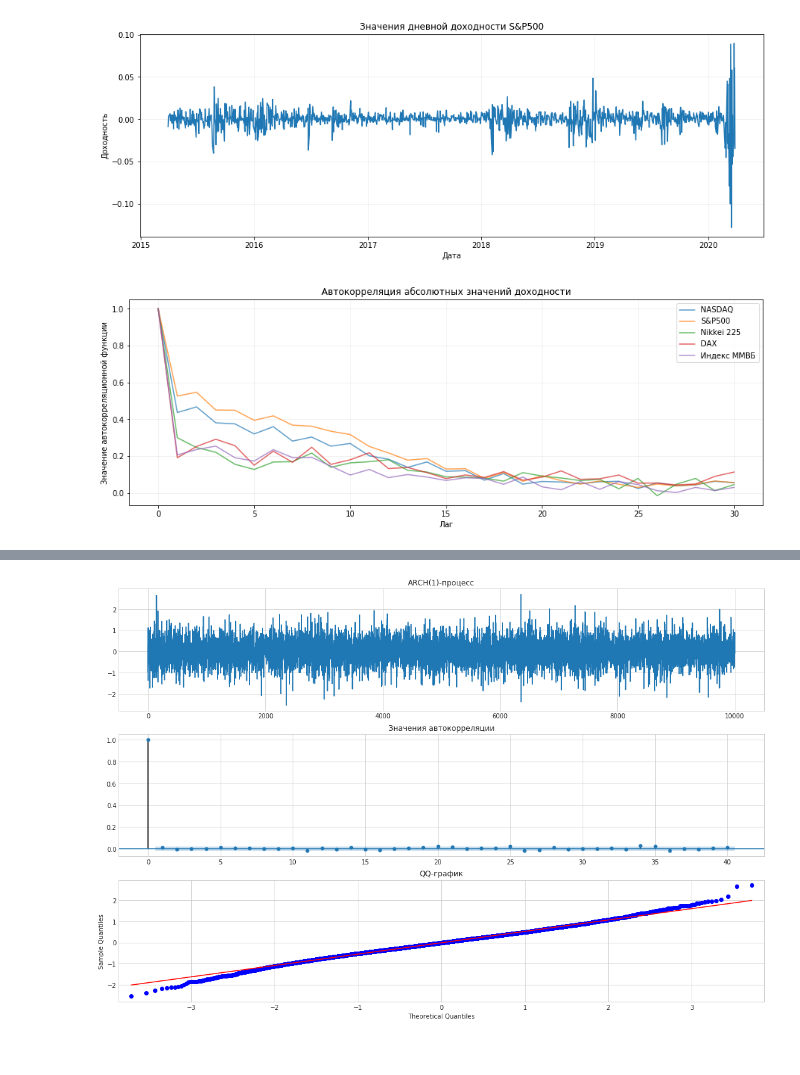
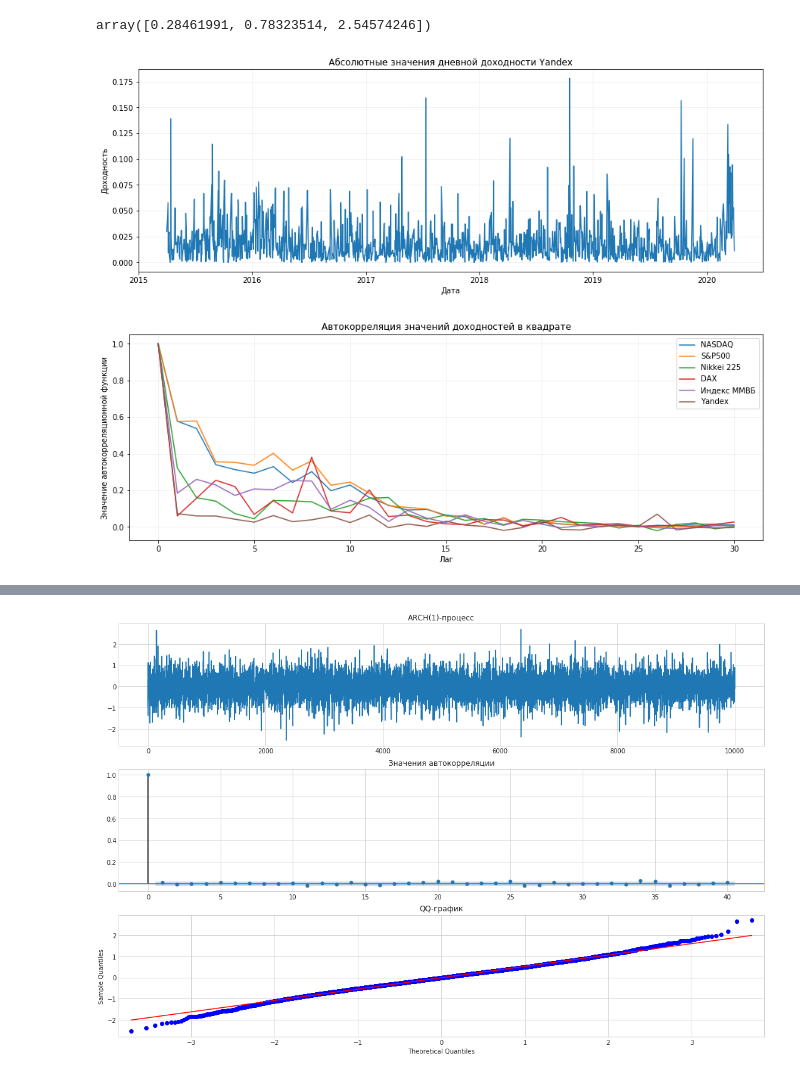
Before and after one commit to georgypv/time-series-analysis, a Jupyter notebook: GARCH.ipynb, the cells around one changed output, grey strips where cells are left out. Saved outputs shown, nothing was run; the diff lists cells and outputs as text; code cells hidden in the pictures.

```diff
--- a/GARCH.ipynb
+++ b/GARCH.ipynb
@@ -20,6 +20,15 @@ import pickle
 
 import warnings
 warnings.filterwarnings('ignore')
+# %%
+from scipy.special import softmax
+
+inp = np.array([[1,0,2],[0,1,3],[1,3,0],[0,0,0]])
+unnorm_scores = inp.dot(np.array([0,0,1]))
+attr_scores = softmax(unnorm_scores)
+attr_scores.dot(inp)
+# %% [output]
+array([0.28461991, 0.78323514, 2.54574246])
 # %%
 def tsplot(y, lags=None, figsize=(15, 10), style='seaborn-whitegrid', title='title'):
     if not isinstance(y, pd.Series):
@@ -48,7 +57,7 @@ def data_yahoo(ticker_list, names):
     data_dict = {}
     for ticker, name in zip(ticker_list, names):
         data = pdr.get_data_yahoo(ticker)
-        data['Returns'] = data['Adj Close'].apply(np.log) - data['Adj Close'].shift().apply(np.log)
+        data['Returns'] = data['Adj Close'].pct_change(1)
         data.dropna(inplace=True)
         data['Ret_abs'] = data['Returns'].apply(abs)
         data['Ret_sq'] = data['Returns'].apply(lambda x: x**2)
@@ -140,19 +149,19 @@ def plot_dist(ticker, data_dict):
     plt.legend(loc='upper left')
     plt.show
 # %%
-data_dict = data_yahoo(['^IXIC', '^GSPC', '^N225', '^GDAXI', 'IMOEX.ME'],
-                       ['NASDAQ', 'S&P500', 'Nikkei 225', 'DAX','Индекс ММВБ' ])
+data_dict = data_yahoo(['^IXIC', '^GSPC', '^N225', '^GDAXI', 'IMOEX.ME', 'YNDX'],
+                       ['NASDAQ', 'S&P500', 'Nikkei 225', 'DAX','Индекс ММВБ', 'Yandex' ])
 
-with open('data_dict_28.03.pickle', 'wb') as dd:
+with open('data_dict_30.03.pickle', 'wb') as dd:
     pickle.dump(data_dict, dd)
 # %%
-with open('data_dict_28.03.pickle', 'rb') as dd:
+with open('data_dict_30.03.pickle', 'rb') as dd:
     data_dict = pickle.load(dd)
 # %%
-plot_ret('S&P500', data_dict, returns='signed')
+plot_ret('Yandex', data_dict, returns='abs')
 # %% [output]
-[figure, old version]
+[figure, new version]
 # %%
-my_acfs(data_dict, lags=30, returns='abs')
+my_acfs(data_dict, lags=30, returns='sq')
 # %% [output]
-[figure, old version]
+[figure, new version]
```
Also changed, not shown: parts of 15 cells of this notebook, 53 other files.
